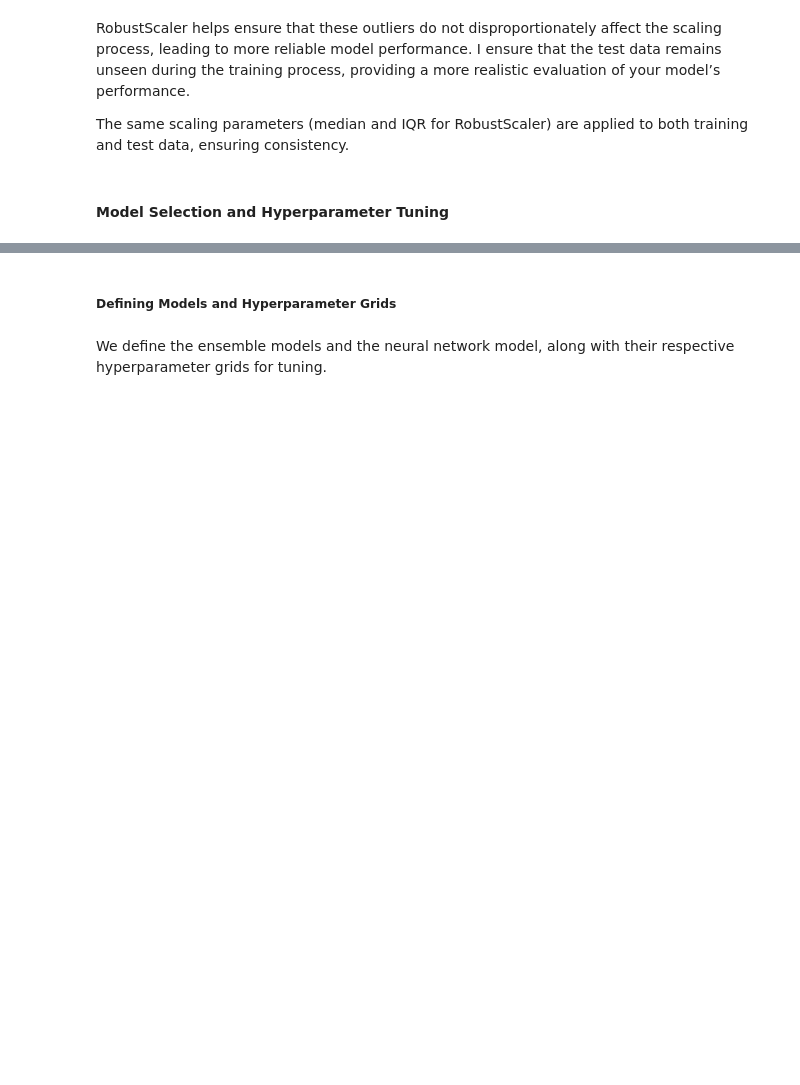
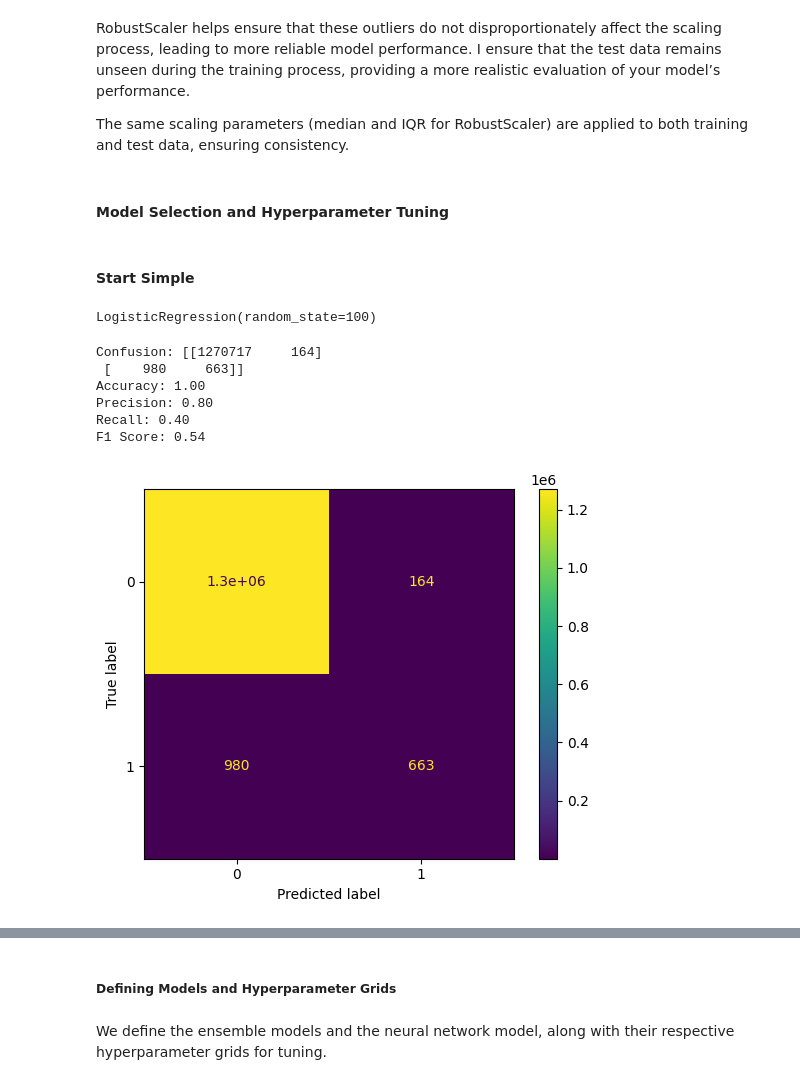
Before and after one commit to spectralcodex/momo-fincrime, a Jupyter notebook: fincrime.ipynb, the cells around one changed output, grey strips where cells are left out. Drawn from its saved outputs; the diff is of its cells as text; code cells hidden in the pictures; blank space fills up the shorter version.

```diff
--- a/fincrime.ipynb
+++ b/fincrime.ipynb
@@ -931,3 +916,38 @@ from xgboost import XGBClassifier
 from keras.models import Sequential
 from keras.layers import Dense
 from scikeras.wrappers import KerasClassifier
+# %% [markdown]
+#### Start Simple
+# %%
+# Starting with a simple yet powerful algorithm for binary classification problems like fraud detection
+
+classifier = LogisticRegression(random_state = 100)
+classifier.fit(X_train, y_train)
+# %% [output]
+LogisticRegression(random_state=100)
+# %%
+y_pred = classifier.predict(X_test)
+# %%
+cm = confusion_matrix(y_test, y_pred, labels=classifier.classes_)
+accuracy = accuracy_score(y_test, y_pred)
+precision = precision_score(y_test, y_pred)
+recall = recall_score(y_test, y_pred)
+f1 = f1_score(y_test, y_pred)
+print(f"Confusion: {cm}")
+print(f"Accuracy: {accuracy:.2f}")
+print(f"Precision: {precision:.2f}")
+print(f"Recall: {recall:.2f}")
+print(f"F1 Score: {f1:.2f}\n")
+# %% [output]
+Confusion: [[1270717     164]
+ [    980     663]]
+Accuracy: 1.00
+Precision: 0.80
+Recall: 0.40
+F1 Score: 0.54
+# %%
+cm_disp = ConfusionMatrixDisplay(confusion_matrix=cm, display_labels=classifier.classes_)
+cm_disp.plot()
+plt.show()
+# %% [output]
+[figure, added]
```
Also changed, not shown: parts of 12 cells of this notebook, 1 other file.
